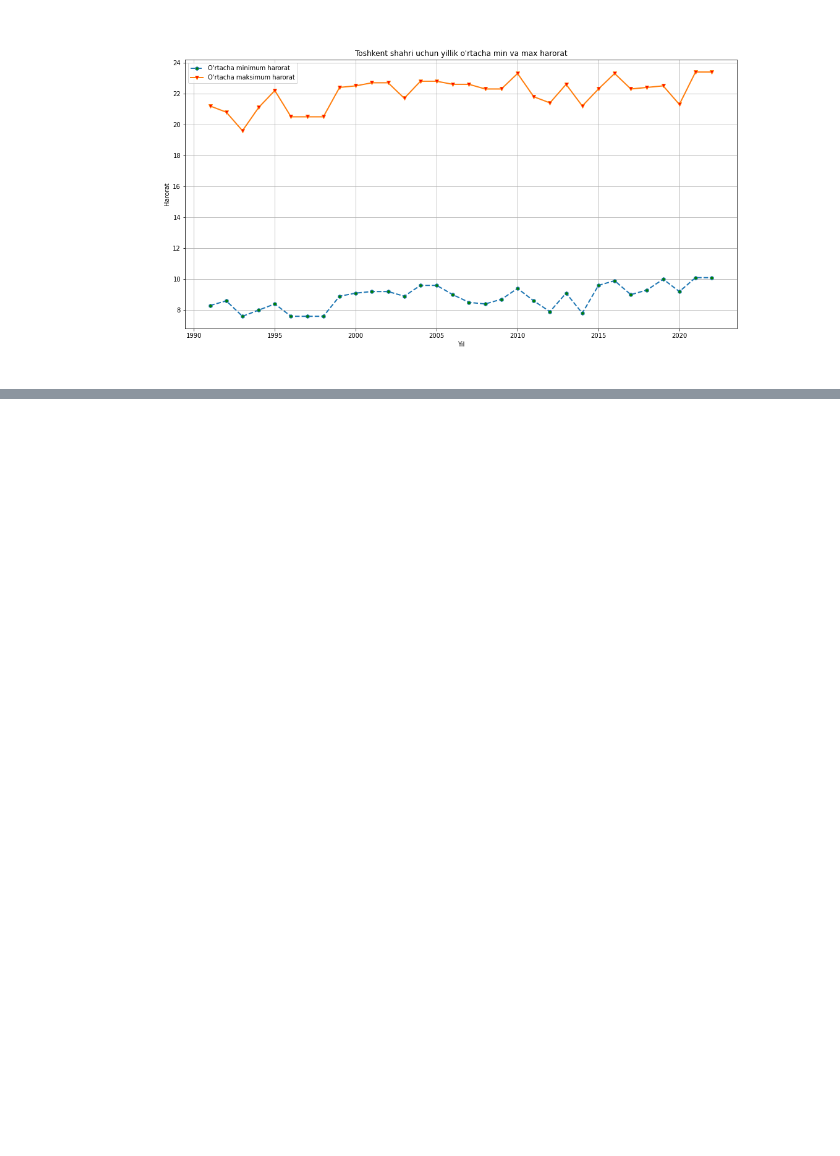
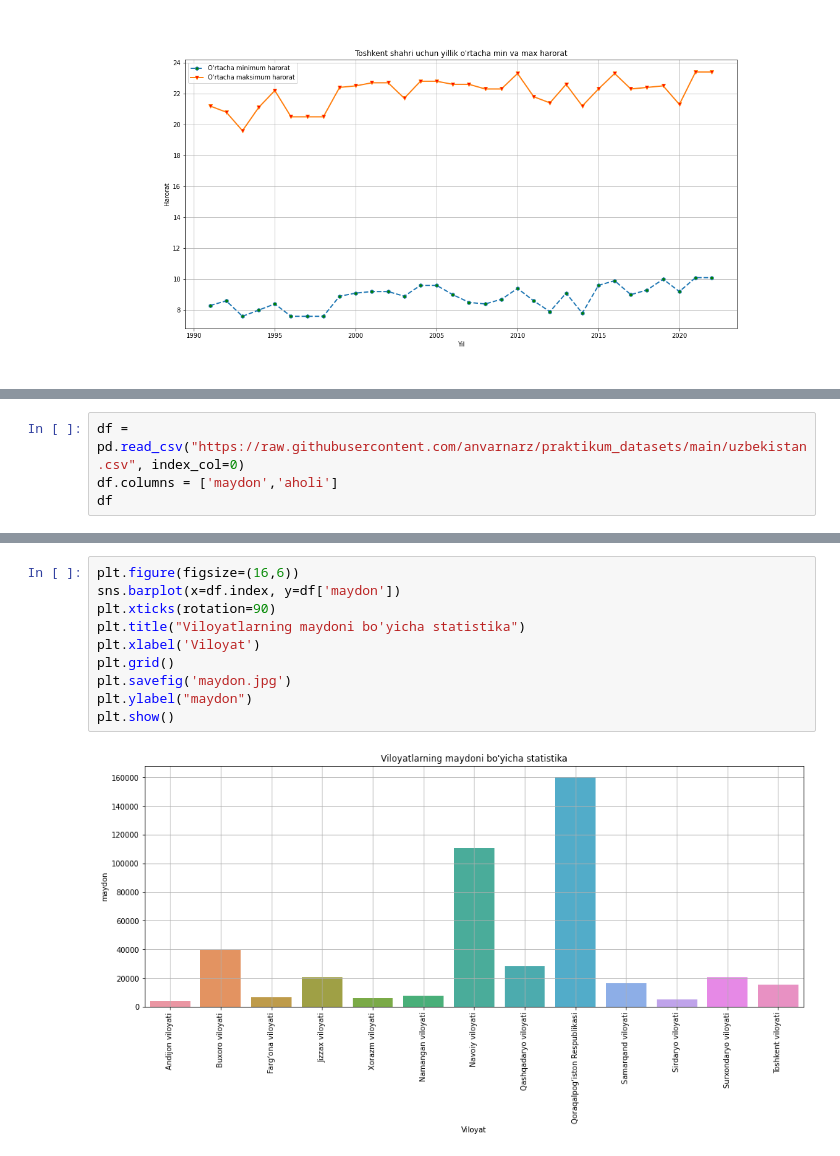
Before and after one commit to azamatnarzuloyev/Qollanma, a Jupyter notebook: grafik.ipynb, the cells around one changed output, grey strips where cells are left out. Cells and saved outputs as stored; diff of their text form; blank space fills up the shorter version.

```diff
--- a/grafik.ipynb
+++ b/grafik.ipynb
@@ -315,0 +360,4 @@ Image('tempMinMax.png')
+# %%
+df = pd.read_csv("https://raw.githubusercontent.com/anvarnarz/praktikum_datasets/main/uzbekistan.csv", index_col=0)
+df.columns = ['maydon','aholi']
+df
@@ -315,0 +380,12 @@ Image('tempMinMax.png')
+# %%
+plt.figure(figsize=(16,6))
+sns.barplot(x=df.index, y=df['maydon'])
+plt.xticks(rotation=90)
+plt.title("Viloyatlarning maydoni bo'yicha statistika")
+plt.xlabel('Viloyat')
+plt.grid()
+plt.savefig('maydon.jpg')
+plt.ylabel("maydon")
+plt.show()
+# %% [output]
+[figure, added]
```
Also changed, not shown: parts of 52 cells of this notebook.
